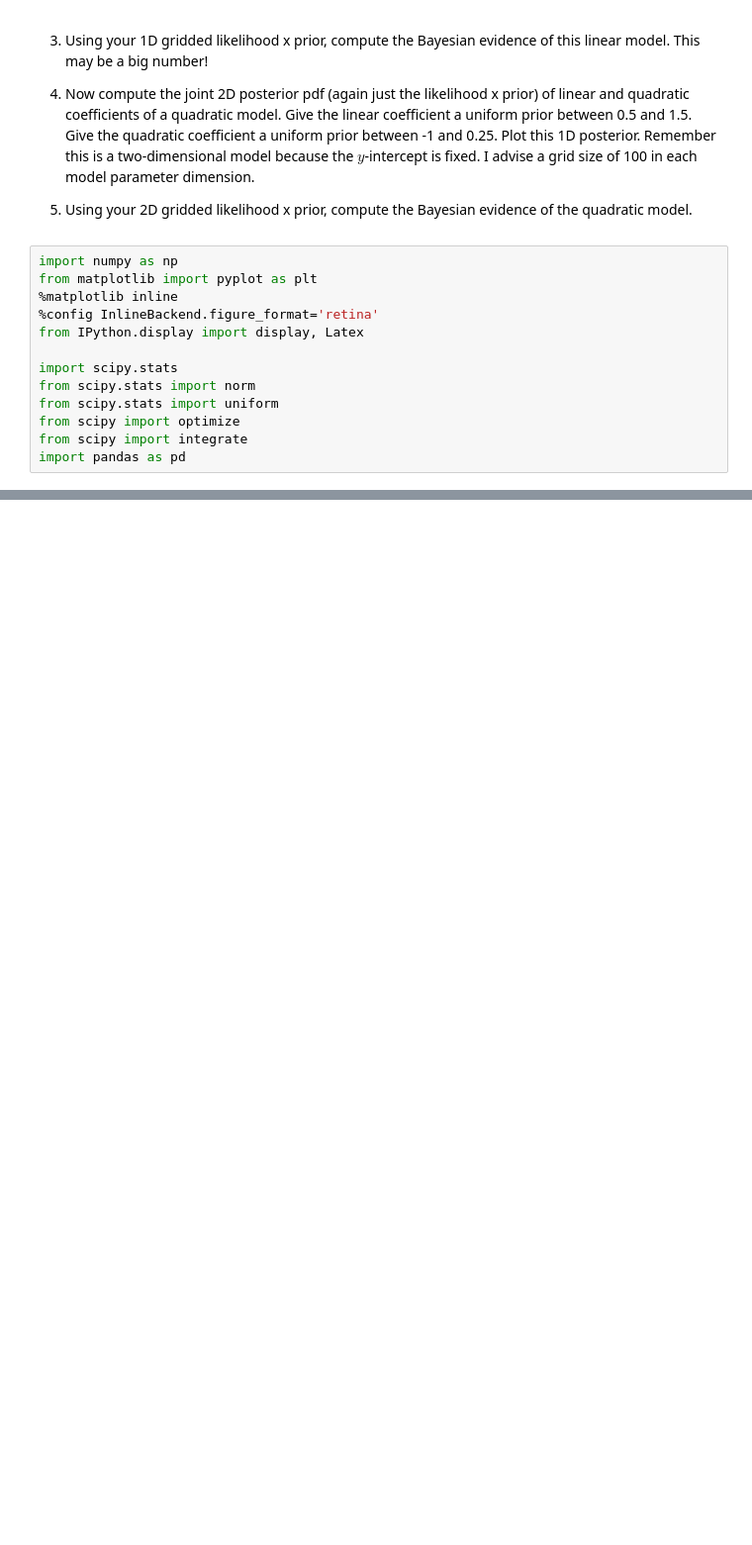
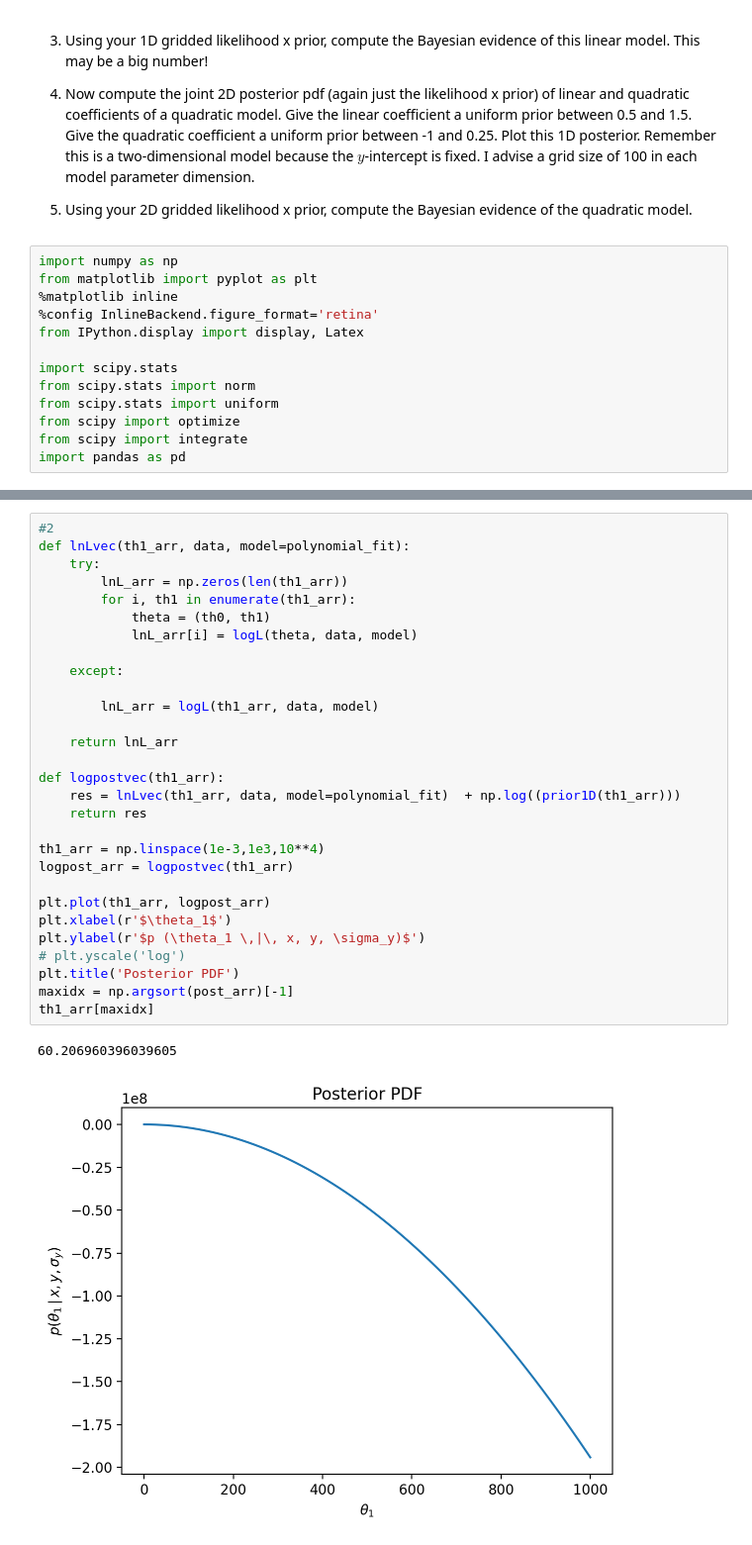
Before and after one commit to agupta-umiss/phys629-fall-2023, a Jupyter notebook: student_folders/arindam_sharma/phys629_f23_hw8_ArindamSharma.ipynb, the cells around one changed output, grey strips where cells are left out. Shown at 99% size. Drawn from its saved outputs; the diff is of its cells as text; blank space fills up the shorter version.

```diff
--- a/student_folders/arindam_sharma/phys629_f23_hw8_ArindamSharma.ipynb
+++ b/student_folders/arindam_sharma/phys629_f23_hw8_ArindamSharma.ipynb
@@ -60,0 +106,32 @@ def post(y):
+# %%
+#2
+def lnLvec(th1_arr, data, model=polynomial_fit):
+    try:
+        lnL_arr = np.zeros(len(th1_arr))
+        for i, th1 in enumerate(th1_arr):
+            theta = (th0, th1)
+            lnL_arr[i] = logL(theta, data, model)
+
+    except:
+
+        lnL_arr = logL(th1_arr, data, model)
+
+    return lnL_arr
+
+def logpostvec(th1_arr):
+    res = lnLvec(th1_arr, data, model=polynomial_fit)  + np.log((prior1D(th1_arr)))
+    return res
+
+th1_arr = np.linspace(1e-3,1e3,10**4)
+logpost_arr = logpostvec(th1_arr)
+
+plt.plot(th1_arr, logpost_arr)
+plt.xlabel(r'$\theta_1$')
+plt.ylabel(r'$p (\theta_1 \,|\, x, y, \sigma_y)$')
+# plt.yscale('log')
+plt.title('Posterior PDF')
+maxidx = np.argsort(post_arr)[-1]
+th1_arr[maxidx]
+# %% [output]
+60.206960396039605
+[figure, added]
```
Also changed, not shown: parts of 6 cells of this notebook, 2 other files.
